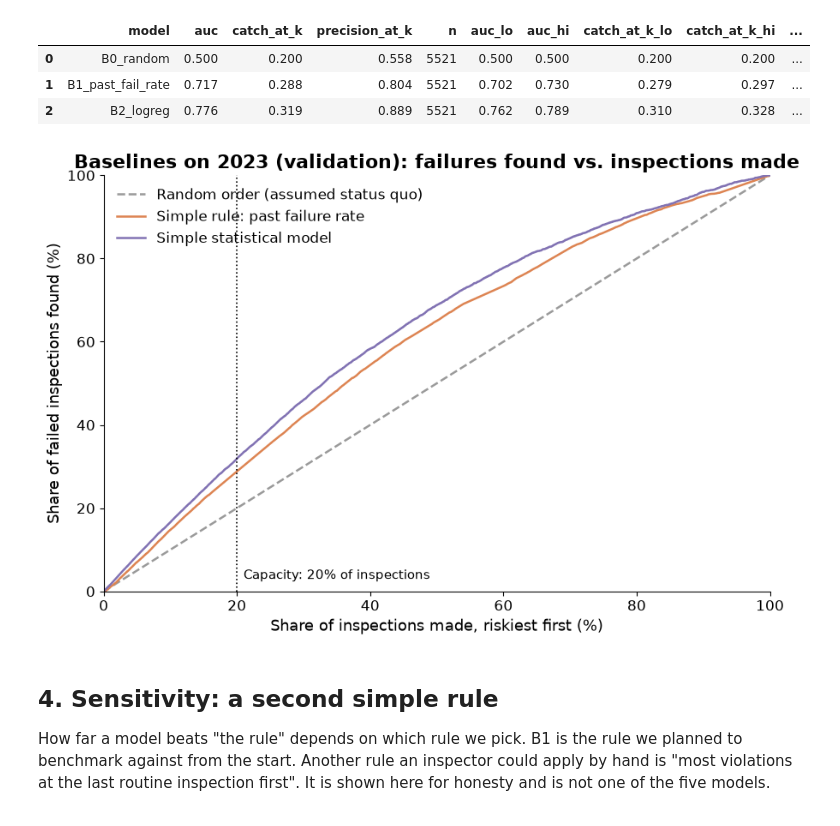
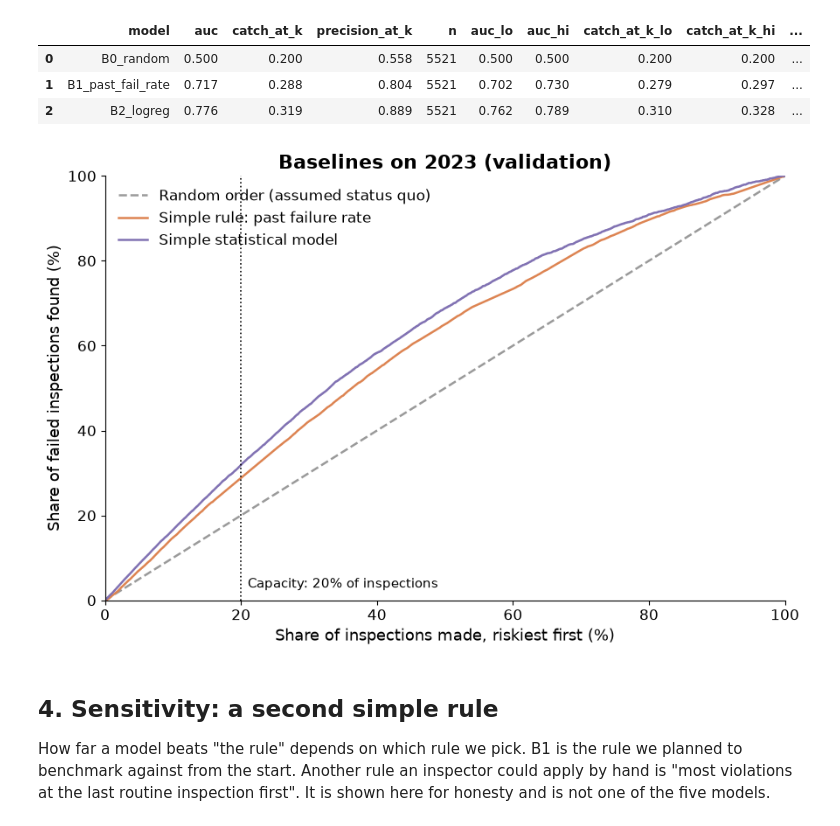
Before and after one commit to nh13120/boston-restaurant-inspection-risk, a Jupyter notebook: notebooks/02_baselines.ipynb, the cells around one changed output. Drawn from its saved outputs; the diff is of its cells as text; code cells hidden in the pictures.

```diff
--- a/notebooks/02_baselines.ipynb
+++ b/notebooks/02_baselines.ipynb
@@ -77,11 +77,11 @@ baselines.round(3)
 | 1 | B1_past_fail_rate | 0.717 | 0.288 | 0.804 | 5521 | 0.702 | 0.730 | 0.279 | 0.297 | ... |
 | 2 | B2_logreg | 0.776 | 0.319 | 0.889 | 5521 | 0.762 | 0.789 | 0.310 | 0.328 | ... |
 # %%
-fig = E.plot_gains(y_val, val_scores, "Baselines on 2023 (validation): failures found vs. inspections made",
+fig = E.plot_gains(y_val, val_scores, "Baselines on 2023 (validation)",
                    path="../results/figures/gains_curve_val_baselines.png")
 plt.show()
 # %% [output]
-[figure, old version]
+[figure, new version]
 # %% [markdown]
 ## 4. Sensitivity: a second simple rule
 
```
Also changed, not shown: 8 other files.
